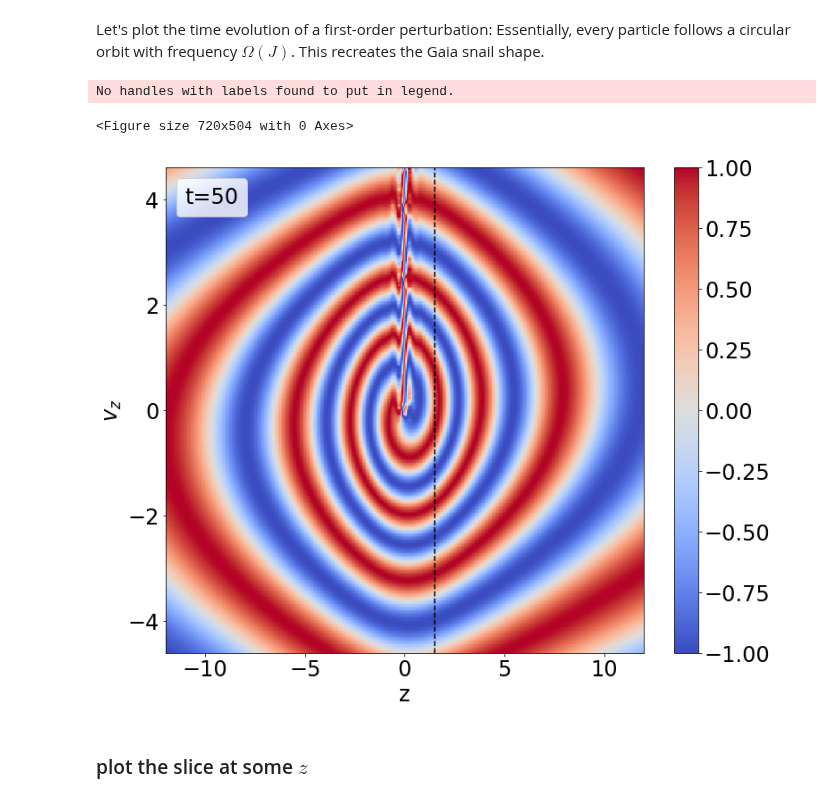
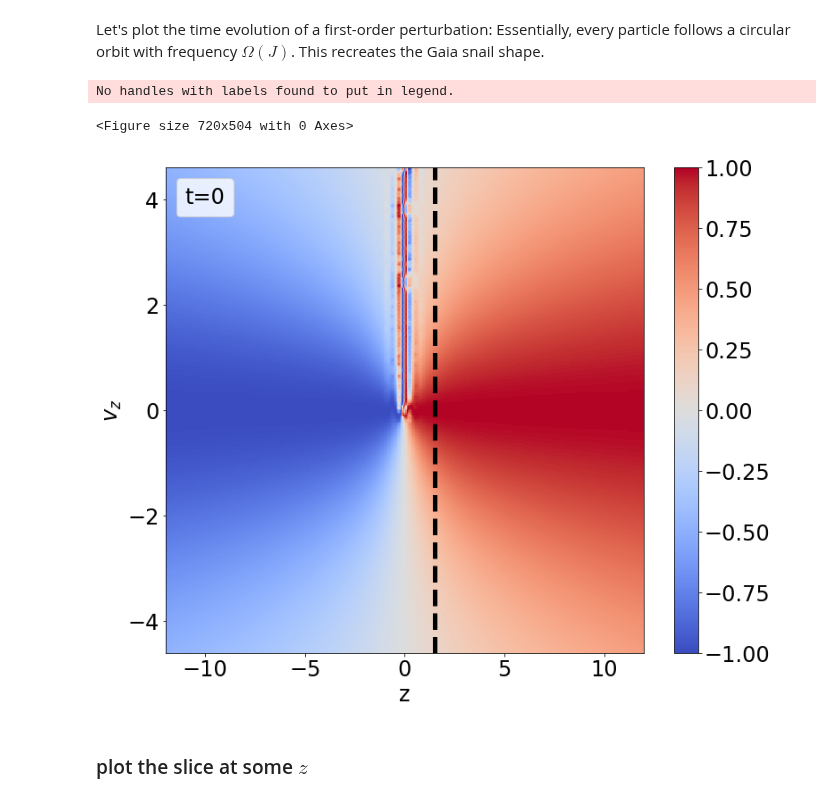
Before and after one commit to Jupiter1994/plasma-echo, a Jupyter notebook: Galactic Phase Mixing and Echo.ipynb, the cells around one changed output. Saved outputs shown, nothing was run; the diff lists cells and outputs as text; code cells hidden in the pictures.

```diff
--- a/Galactic Phase Mixing and Echo.ipynb
+++ b/Galactic Phase Mixing and Echo.ipynb
@@ -217,36 +217,36 @@ y_lim = vzlim
 plt.xlim(-x_lim, x_lim)
 plt.ylim(-y_lim, y_lim)
 
 # test that we can plot delta_f at a given t
-t_temp = 50
+t_temp = 0
 plot_phase_mixing = True
 if plot_phase_mixing:
     Z = delta_f_phase_mixing(thetas, Js, t_temp)
 else:
     Z = delta_f_harmonic(thetas, t_temp)
 
 im = ax.pcolormesh(zs,v_zs,Z,cmap=cm.coolwarm, animated=True, shading='auto',\
                   vmin=-1, vmax=1)
 
-plt.axvline(x=1.5, linestyle='--', color='black')
+plt.axvline(x=1.5, linestyle='--', color='black', linewidth=5)
 
 fig.colorbar(im, ax=ax)
 
 ax.set_xlabel(r"z")
 ax.set_ylabel(r"$v_z$")
 # ax.set_title("$\delta f$")
 
 plt.legend(title=f"t={t_temp}", loc='upper left', labelspacing=0.)
 
 save_pm_figure = True
 if save_pm_figure:
     plt.savefig(f'Gaia phase mixing (thesis)/Gal_pm_t={t_temp}_with_vline.png', dpi=300)
 
 plt.show()
 # %% [output]
 No handles with labels found to put in legend.
 <Figure size 720x504 with 0 Axes>
-[figure, old version]
+[figure, new version]
 # %% [markdown]
 ### plot the slice at some $z$
 # %%
```
Also changed, not shown: parts of 5 cells of this notebook, 4 other files.
